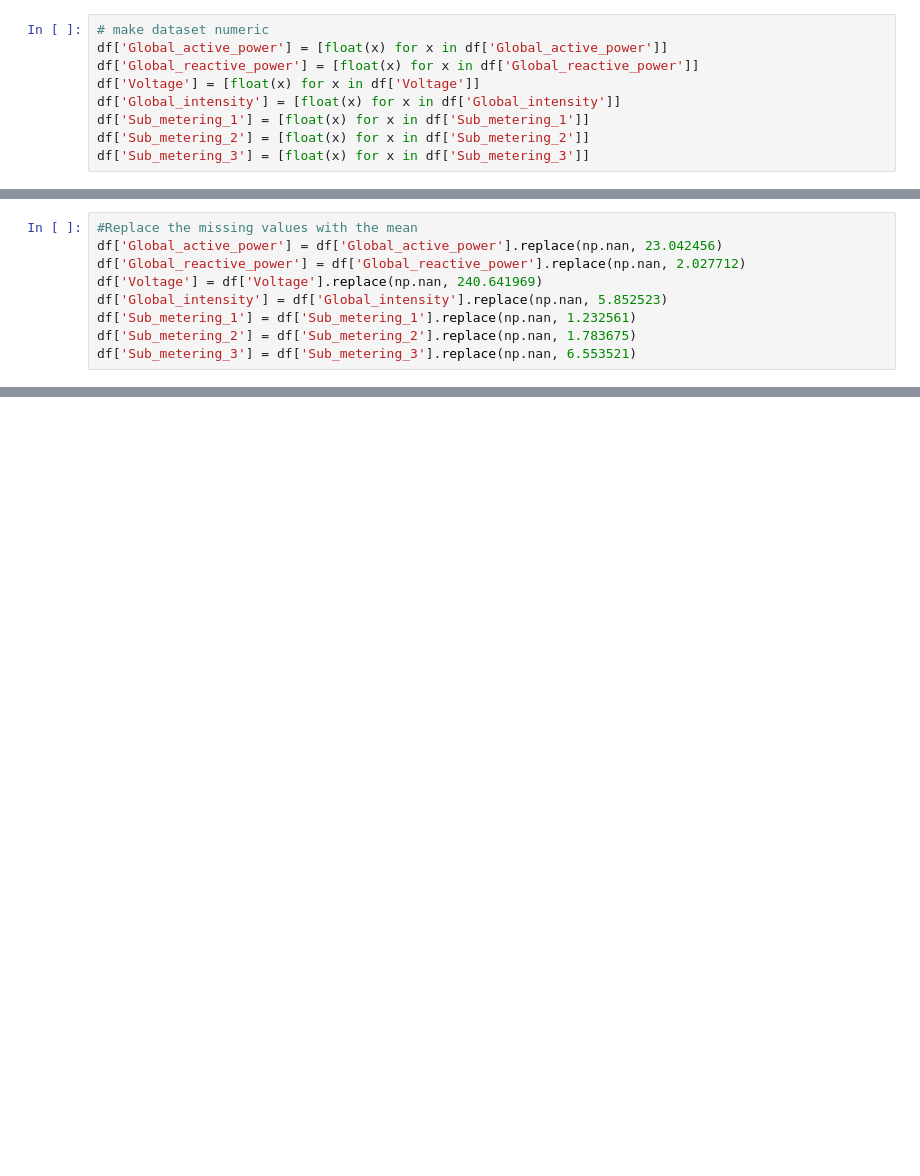
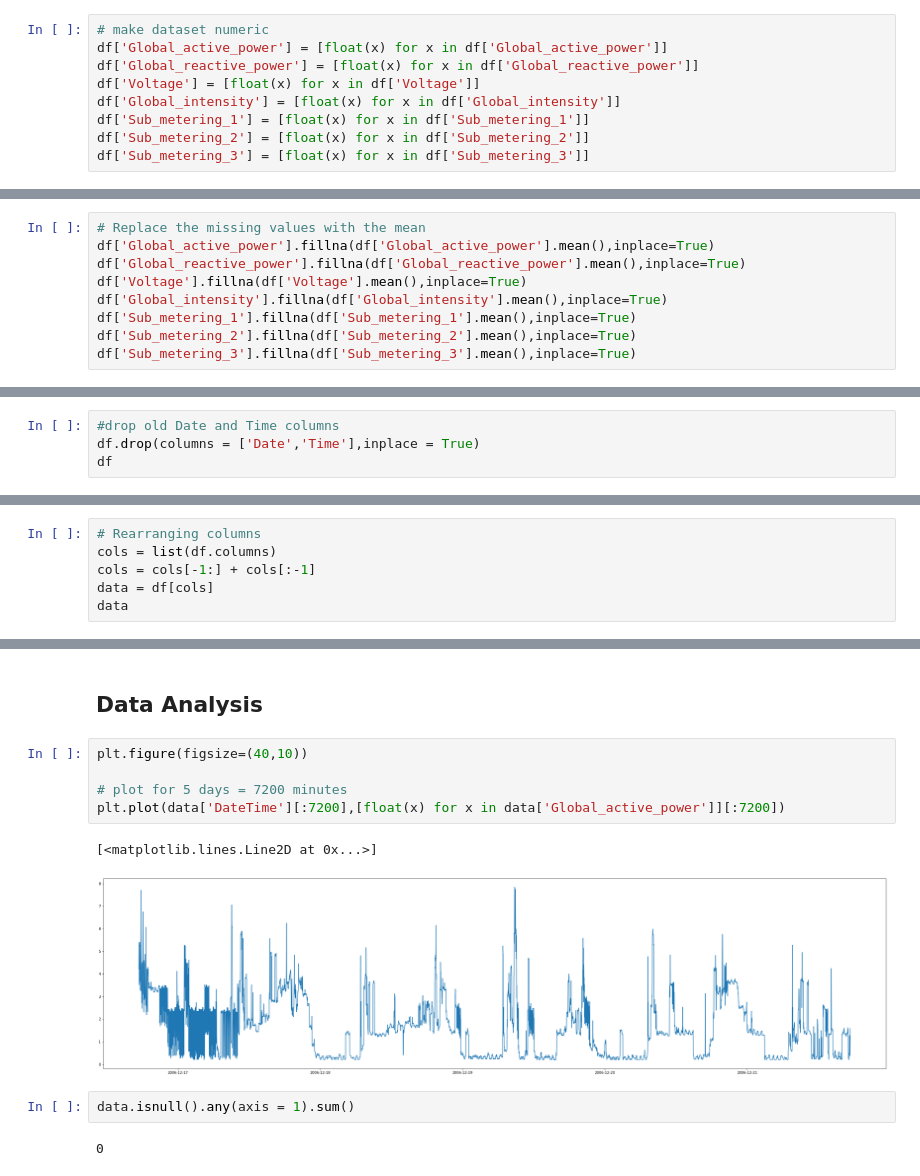
Before and after one commit to saifalbaghdadi/Household-Power-Consumption, a Jupyter notebook: Preprocessing.ipynb, the cells around one changed output, grey strips where cells are left out. Saved outputs shown, nothing was run; the diff lists cells and outputs as text; blank space fills up the shorter version.

```diff
--- a/Preprocessing.ipynb
+++ b/Preprocessing.ipynb
@@ -155,9 +144,0 @@ df.describe()
-# %%
-#Replace the missing values with the mean
-df['Global_active_power'] = df['Global_active_power'].replace(np.nan, 23.042456)
-df['Global_reactive_power'] = df['Global_reactive_power'].replace(np.nan, 2.027712)
-df['Voltage'] = df['Voltage'].replace(np.nan, 240.641969)
-df['Global_intensity'] = df['Global_intensity'].replace(np.nan, 5.852523)
-df['Sub_metering_1'] = df['Sub_metering_1'].replace(np.nan, 1.232561)
-df['Sub_metering_2'] = df['Sub_metering_2'].replace(np.nan, 1.783675)
-df['Sub_metering_3'] = df['Sub_metering_3'].replace(np.nan, 6.553521)
@@ -281,0 +145,9 @@ df.corr().style.format("{:.2}").background_gradient(cmap=plt.get_cmap('coolwarm'
+# %%
+# Replace the missing values with the mean
+df['Global_active_power'].fillna(df['Global_active_power'].mean(),inplace=True)
+df['Global_reactive_power'].fillna(df['Global_reactive_power'].mean(),inplace=True)
+df['Voltage'].fillna(df['Voltage'].mean(),inplace=True)
+df['Global_intensity'].fillna(df['Global_intensity'].mean(),inplace=True)
+df['Sub_metering_1'].fillna(df['Sub_metering_1'].mean(),inplace=True)
+df['Sub_metering_2'].fillna(df['Sub_metering_2'].mean(),inplace=True)
+df['Sub_metering_3'].fillna(df['Sub_metering_3'].mean(),inplace=True)
@@ -281,0 +188,4 @@ df.corr().style.format("{:.2}").background_gradient(cmap=plt.get_cmap('coolwarm'
+# %%
+#drop old Date and Time columns
+df.drop(columns = ['Date','Time'],inplace = True)
+df
@@ -281,0 +206,6 @@ df.corr().style.format("{:.2}").background_gradient(cmap=plt.get_cmap('coolwarm'
+# %%
+# Rearranging columns
+cols = list(df.columns)
+cols = cols[-1:] + cols[:-1]
+data = df[cols]
+data
@@ -281,0 +226,14 @@ df.corr().style.format("{:.2}").background_gradient(cmap=plt.get_cmap('coolwarm'
+# %% [markdown]
+## Data Analysis
+# %%
+plt.figure(figsize=(40,10))
+
+# plot for 5 days = 7200 minutes
+plt.plot(data['DateTime'][:7200],[float(x) for x in data['Global_active_power']][:7200])
+# %% [output]
+[<matplotlib.lines.Line2D at 0x...>]
+[figure, added]
+# %%
+data.isnull().any(axis = 1).sum()
+# %% [output]
+0
```
Also changed, not shown: parts of 62 cells of this notebook.
